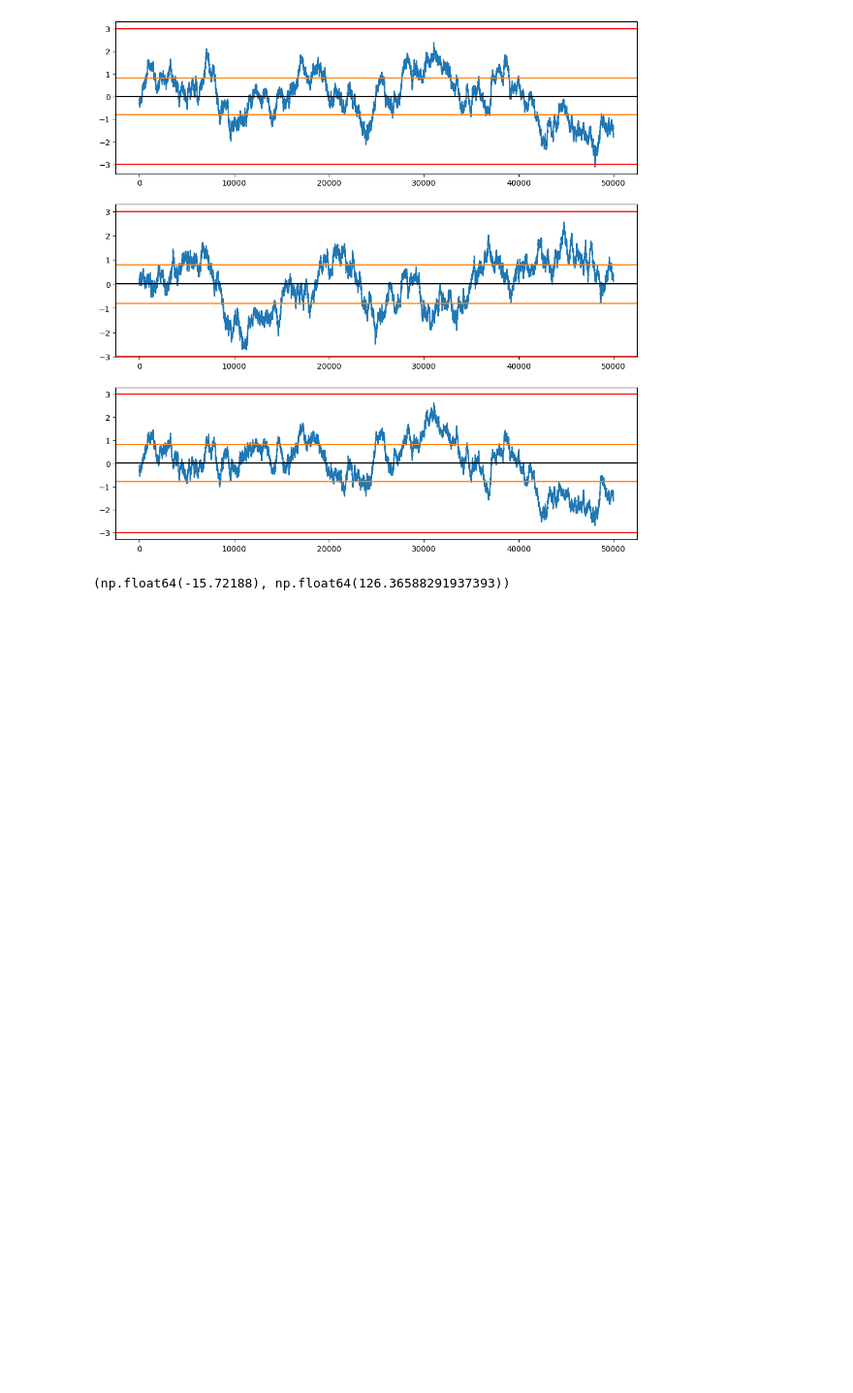
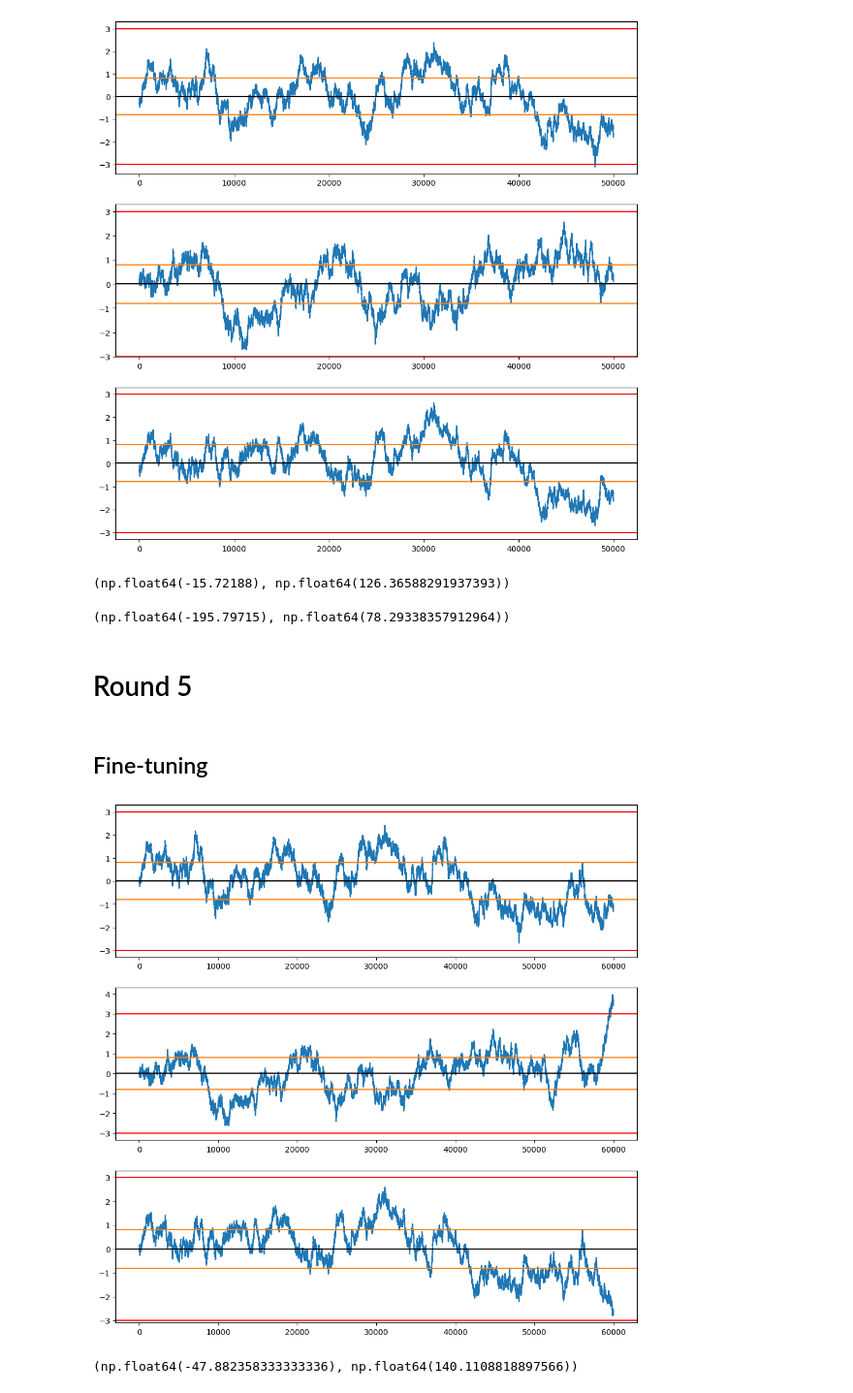
Before and after one commit to aemilani/imc-prosperity-3, a Jupyter notebook: notebooks/basket.ipynb, the cells around one changed output. Shown at 97% size. Drawn from its saved outputs; the diff is of its cells as text; code cells hidden in the pictures; blank space fills up the shorter version.

Commit message:
Preliminary round 5 bot analysis

```diff
--- a/notebooks/basket.ipynb
+++ b/notebooks/basket.ipynb
@@ -422,3 +394,42 @@ plt.show()
 spr3.mean(), spr3.std()
 # %% [output]
 (np.float64(-15.72188), np.float64(126.36588291937393))
+# %%
+spr3.iloc[-10000:].mean(), spr3.iloc[-10000:].std()
+# %% [output]
+(np.float64(-195.79715), np.float64(78.29338357912964))
+# %% [markdown]
+# Round 5
+# %% [markdown]
+## Fine-tuning
+# %%
+price_0 = pd.read_csv('../data/raw/round_2/prices_round_2_day_-1.csv', delimiter=';')
+price_1 = pd.read_csv('../data/raw/round_2/prices_round_2_day_0.csv', delimiter=';')
+price_2 = pd.read_csv('../data/raw/round_2/prices_round_2_day_1.csv', delimiter=';')
+price_3 = pd.read_csv('../data/raw/round_3/prices_round_3_day_2.csv', delimiter=';')
+price_4 = pd.read_csv('../data/raw/round_4/prices_round_4_day_3.csv', delimiter=';')
+price_5 = pd.read_csv('../data/raw/round_5/prices_round_5_day_4.csv', delimiter=';')
+
+prices = pd.concat([price_0, price_1, price_2, price_3, price_4, price_5], axis=0).reset_index(drop=True)
+spr1, spr2, spr3 = get_spreads(prices)
+spr1z = (spr1 - spr1.mean()) / spr1.std()
+spr2z = (spr2 - spr2.mean()) / spr2.std()
+spr3z = (spr3 - spr3.mean()) / spr3.std()
+# %%
+thr = 0.8
+
+fig, ax = plt.subplots(3, 1, figsize=(12, 12))
+for i, spr in enumerate([spr1z, spr2z, spr3z]):
+    ax[i].plot(spr)
+    ax[i].axhline(0, c='k')
+    ax[i].axhline(thr, c='tab:orange')
+    ax[i].axhline(-thr, c='tab:orange')
+    ax[i].axhline(3, c='r')
+    ax[i].axhline(-3, c='r')
+plt.show()
+# %% [output]
+[figure, added]
+# %%
+spr3.mean(), spr3.std()
+# %% [output]
+(np.float64(-47.882358333333336), np.float64(140.1108818897566))
```
Also changed, not shown: parts of 27 cells of this notebook, 14 other files.
